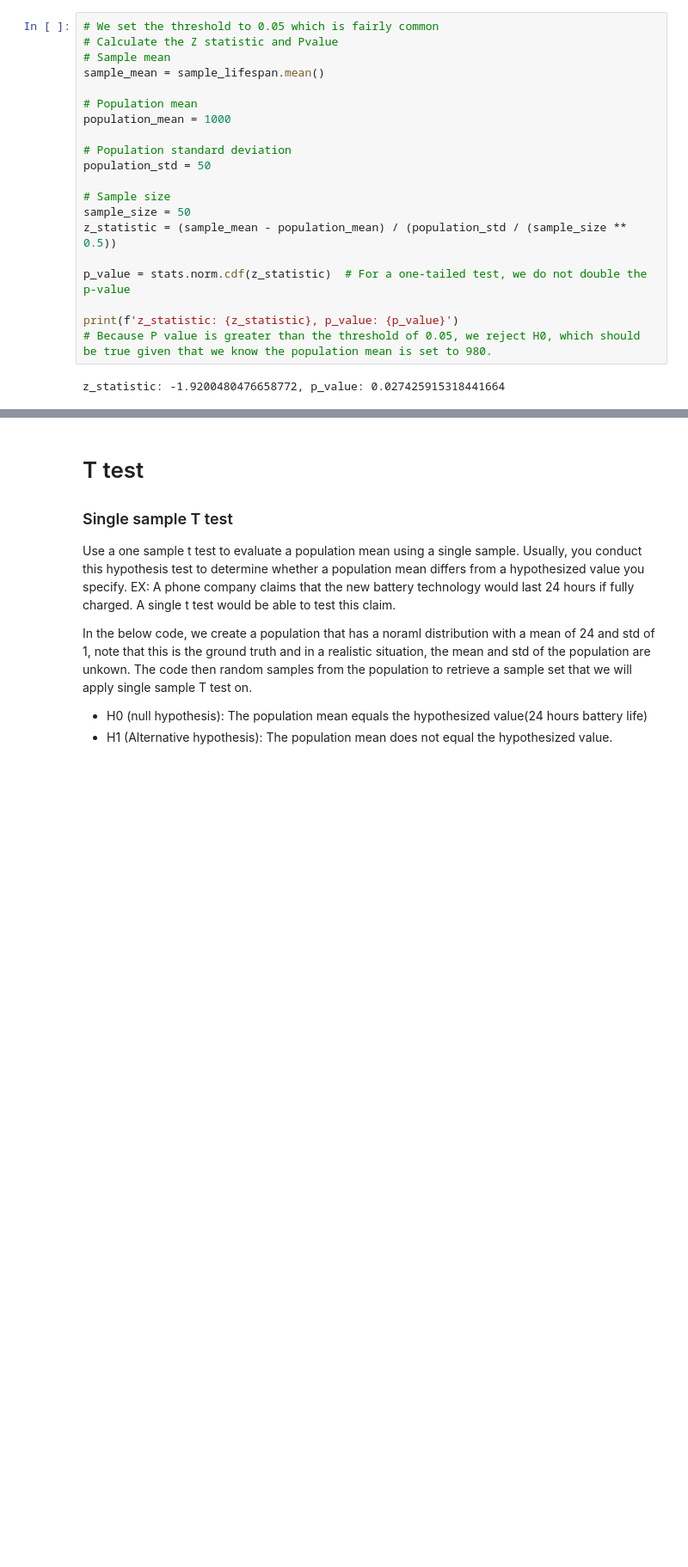
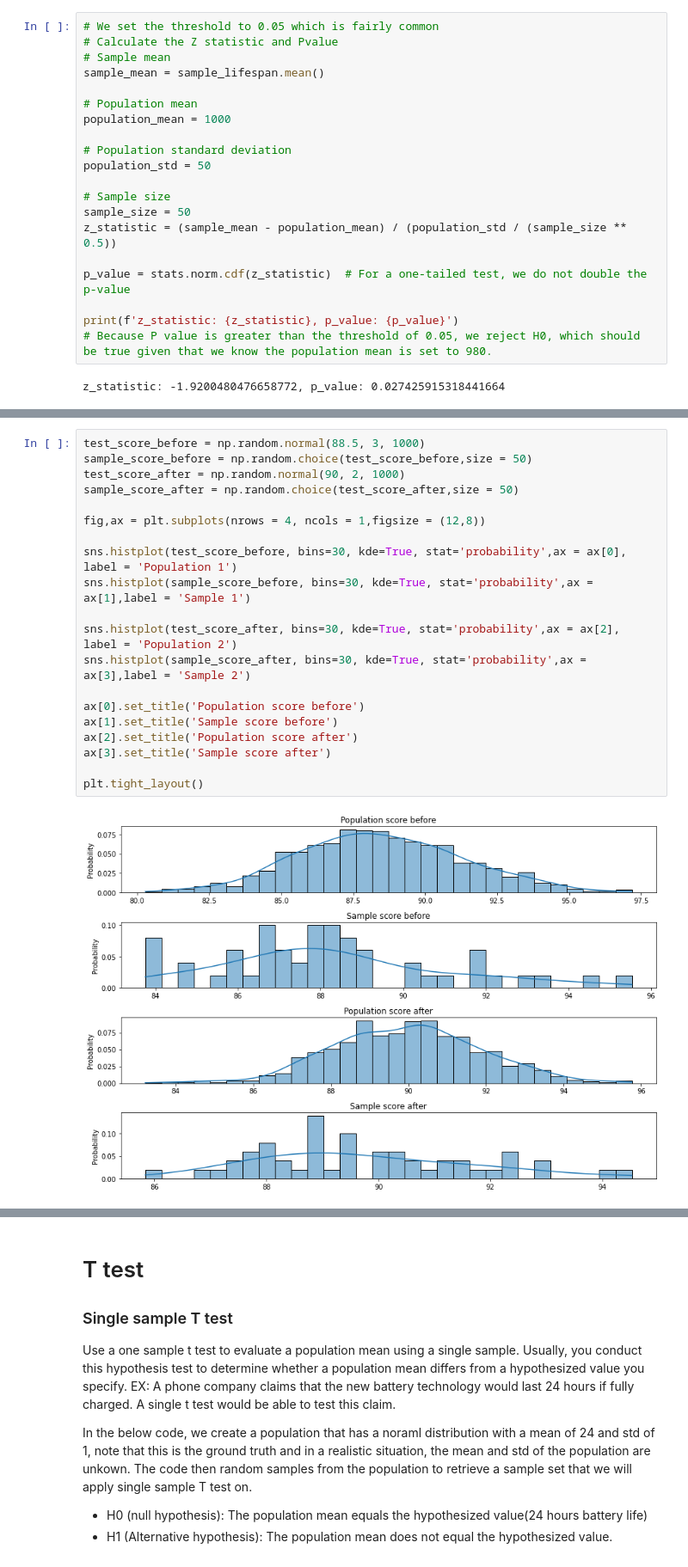
Before and after one commit to chris199713/Hypothesis_test, a Jupyter notebook: Hypothesis_testing.ipynb, the cells around one changed output, grey strips where cells are left out. Shown at 86% size. Drawn from its saved outputs; the diff is of its cells as text; blank space fills up the shorter version.

```diff
--- a/Hypothesis_testing.ipynb
+++ b/Hypothesis_testing.ipynb
@@ -372,0 +446,22 @@ z_statistic: -1.9200480476658772, p_value: 0.027425915318441664
+# %%
+test_score_before = np.random.normal(88.5, 3, 1000)
+sample_score_before = np.random.choice(test_score_before,size = 50)
+test_score_after = np.random.normal(90, 2, 1000)
+sample_score_after = np.random.choice(test_score_after,size = 50)
+
+fig,ax = plt.subplots(nrows = 4, ncols = 1,figsize = (12,8))
+
+sns.histplot(test_score_before, bins=30, kde=True, stat='probability',ax = ax[0], label = 'Population 1')
+sns.histplot(sample_score_before, bins=30, kde=True, stat='probability',ax = ax[1],label = 'Sample 1')
+
+sns.histplot(test_score_after, bins=30, kde=True, stat='probability',ax = ax[2], label = 'Population 2')
+sns.histplot(sample_score_after, bins=30, kde=True, stat='probability',ax = ax[3],label = 'Sample 2')
+
+ax[0].set_title('Population score before')
+ax[1].set_title('Sample score before')
+ax[2].set_title('Population score after')
+ax[3].set_title('Sample score after')
+
+plt.tight_layout()
+# %% [output]
+[figure, added]
```
Also changed, not shown: parts of 10 cells of this notebook.
